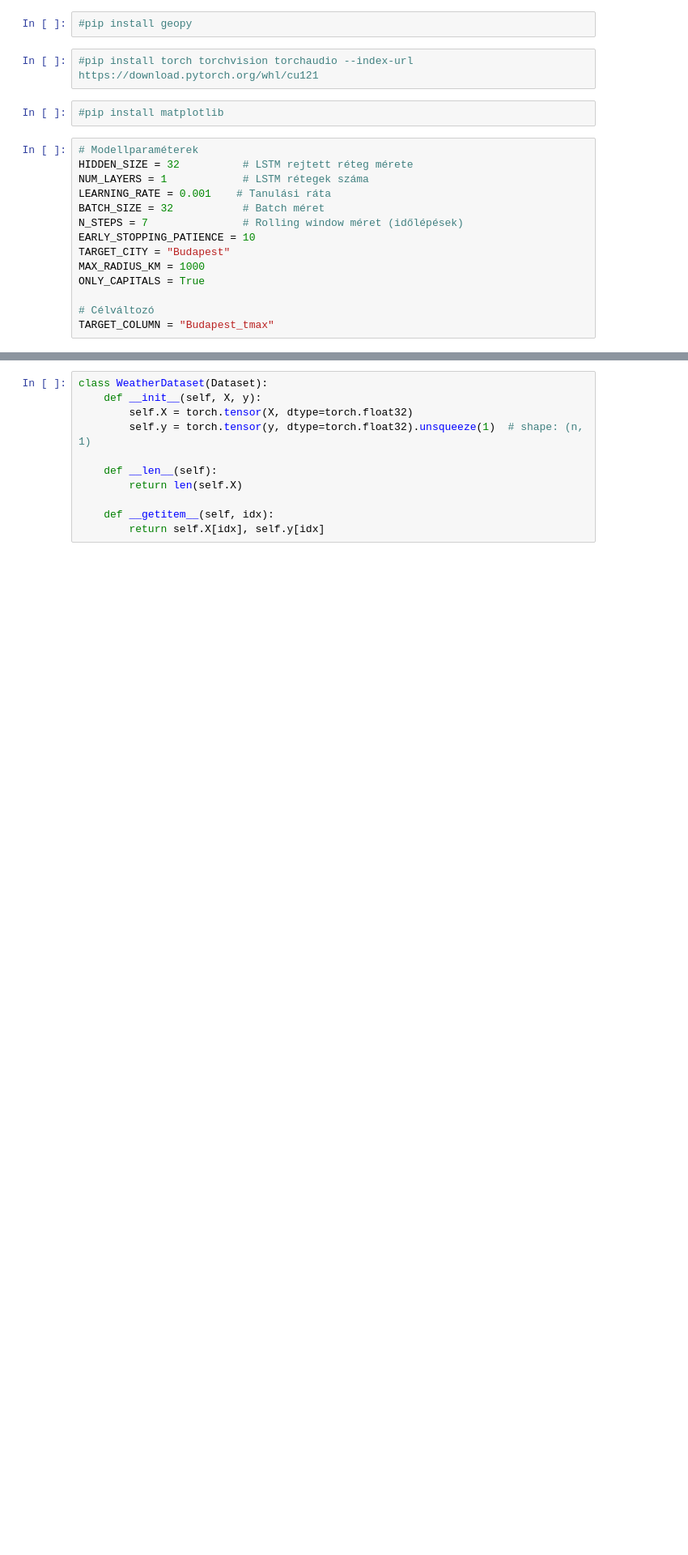
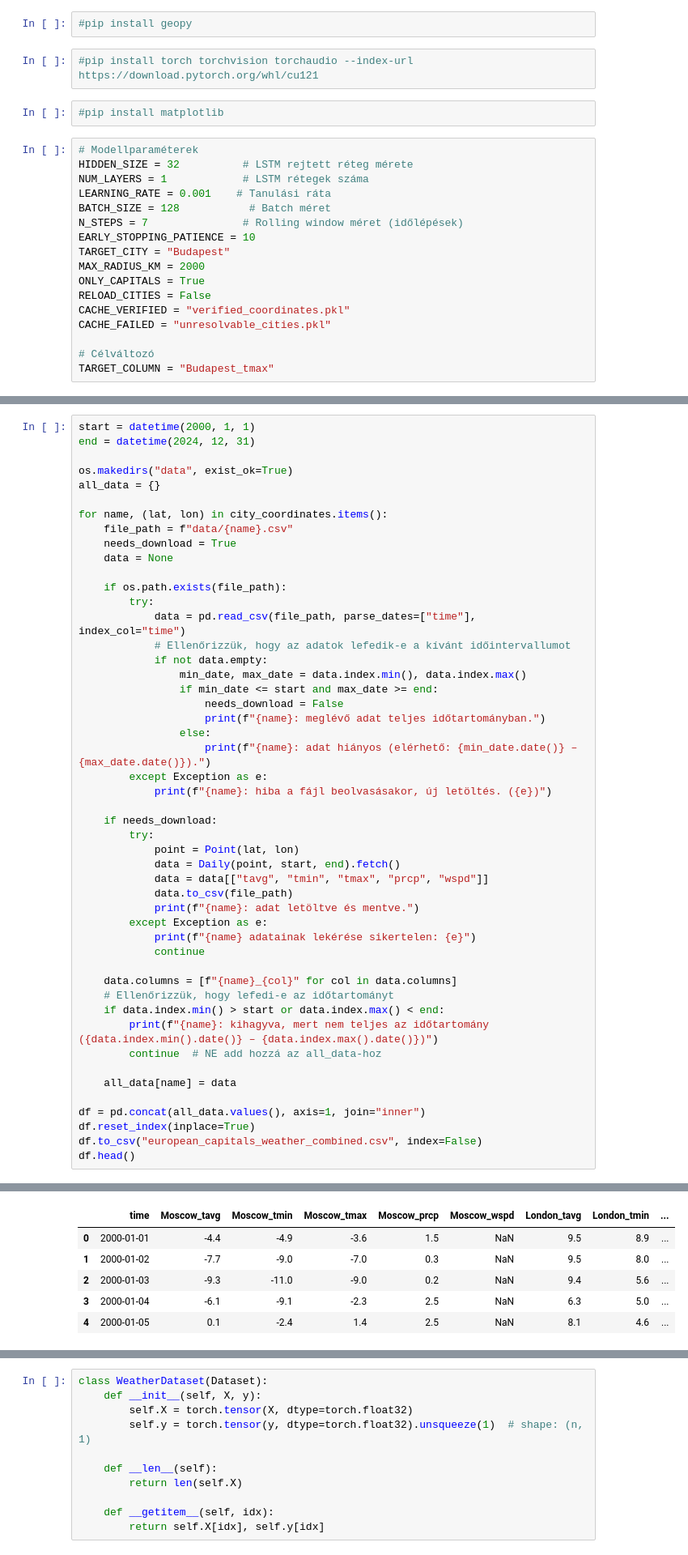
Before and after one commit to alenoi/Weather-prediction-with-LSTM, a Jupyter notebook: met_data.ipynb, the cells around one changed output, grey strips where cells are left out. Shown at 81% size. Drawn from its saved outputs; the diff is of its cells as text; blank space fills up the shorter version.

Commit message:
adaptive data download

```diff
--- a/met_data.ipynb
+++ b/met_data.ipynb
@@ -17,12 +17,15 @@ Ez szolgál majd bemenetként a mélytanuló modellhez, amely Budapest jövőbel
 HIDDEN_SIZE = 32          # LSTM rejtett réteg mérete
 NUM_LAYERS = 1            # LSTM rétegek száma
 LEARNING_RATE = 0.001    # Tanulási ráta
-BATCH_SIZE = 32           # Batch méret
+BATCH_SIZE = 128           # Batch méret
 N_STEPS = 7               # Rolling window méret (időlépések)
 EARLY_STOPPING_PATIENCE = 10
 TARGET_CITY = "Budapest"
-MAX_RADIUS_KM = 1000
+MAX_RADIUS_KM = 2000
 ONLY_CAPITALS = True
+RELOAD_CITIES = False
+CACHE_VERIFIED = "verified_coordinates.pkl"
+CACHE_FAILED = "unresolvable_cities.pkl"
 
 # Célváltozó
 TARGET_COLUMN = "Budapest_tmax"
@@ -153,0 +167,50 @@ from sklearn.model_selection import train_test_split
+# %%
+start = datetime(2000, 1, 1)
+end = datetime(2024, 12, 31)
+
+os.makedirs("data", exist_ok=True)
+all_data = {}
+
+for name, (lat, lon) in city_coordinates.items():
+    file_path = f"data/{name}.csv"
+    needs_download = True
+    data = None
+
+    if os.path.exists(file_path):
+        try:
+            data = pd.read_csv(file_path, parse_dates=["time"], index_col="time")
+            # Ellenőrizzük, hogy az adatok lefedik-e a kívánt időintervallumot
+            if not data.empty:
+                min_date, max_date = data.index.min(), data.index.max()
+                if min_date <= start and max_date >= end:
+                    needs_download = False
+                    print(f"{name}: meglévő adat teljes időtartományban.")
+                else:
+                    print(f"{name}: adat hiányos (elérhető: {min_date.date()} – {max_date.date()}).")
+        except Exception as e:
+            print(f"{name}: hiba a fájl beolvasásakor, új letöltés. ({e})")
+
+    if needs_download:
+        try:
+            point = Point(lat, lon)
+            data = Daily(point, start, end).fetch()
+            data = data[["tavg", "tmin", "tmax", "prcp", "wspd"]]
+            data.to_csv(file_path)
+            print(f"{name}: adat letöltve és mentve.")
+        except Exception as e:
+            print(f"{name} adatainak lekérése sikertelen: {e}")
+            continue
+
+    data.columns = [f"{name}_{col}" for col in data.columns]
+    # Ellenőrizzük, hogy lefedi-e az időtartományt
+    if data.index.min() > start or data.index.max() < end:
+        print(f"{name}: kihagyva, mert nem teljes az időtartomány ({data.index.min().date()} – {data.index.max().date()})")
+        continue  # NE add hozzá az all_data-hoz
+
+    all_data[name] = data
+
+df = pd.concat(all_data.values(), axis=1, join="inner")
+df.reset_index(inplace=True)
+df.to_csv("european_capitals_weather_combined.csv", index=False)
+df.head()
+# %% [output]
@@ -153,0 +234,6 @@ from sklearn.model_selection import train_test_split
+|  | time | Moscow_tavg | Moscow_tmin | Moscow_tmax | Moscow_prcp | Moscow_wspd | London_tavg | London_tmin | ... |
+| 0 | 2000-01-01 | -4.4 | -4.9 | -3.6 | 1.5 | NaN | 9.5 | 8.9 | ... |
+| 1 | 2000-01-02 | -7.7 | -9.0 | -7.0 | 0.3 | NaN | 9.5 | 8.0 | ... |
+| 2 | 2000-01-03 | -9.3 | -11.0 | -9.0 | 0.2 | NaN | 9.4 | 5.6 | ... |
+| 3 | 2000-01-04 | -6.1 | -9.1 | -2.3 | 2.5 | NaN | 6.3 | 5.0 | ... |
+| 4 | 2000-01-05 | 0.1 | -2.4 | 1.4 | 2.5 | NaN | 8.1 | 4.6 | ... |
```
Also changed, not shown: parts of 13 cells of this notebook, 2 other files.
